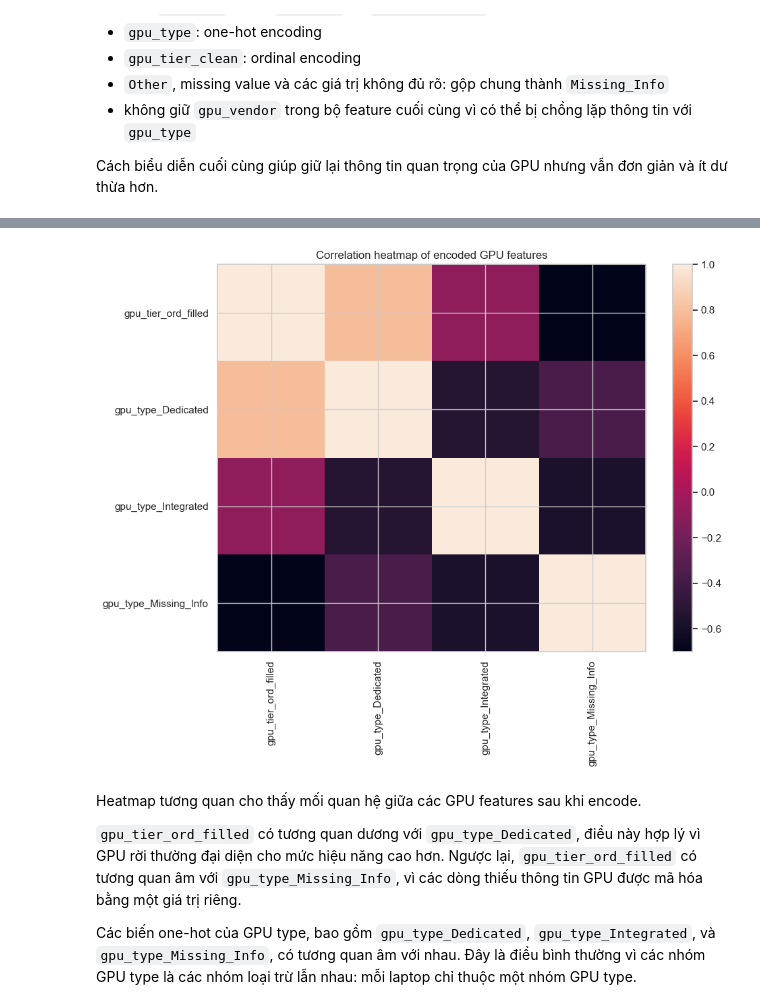
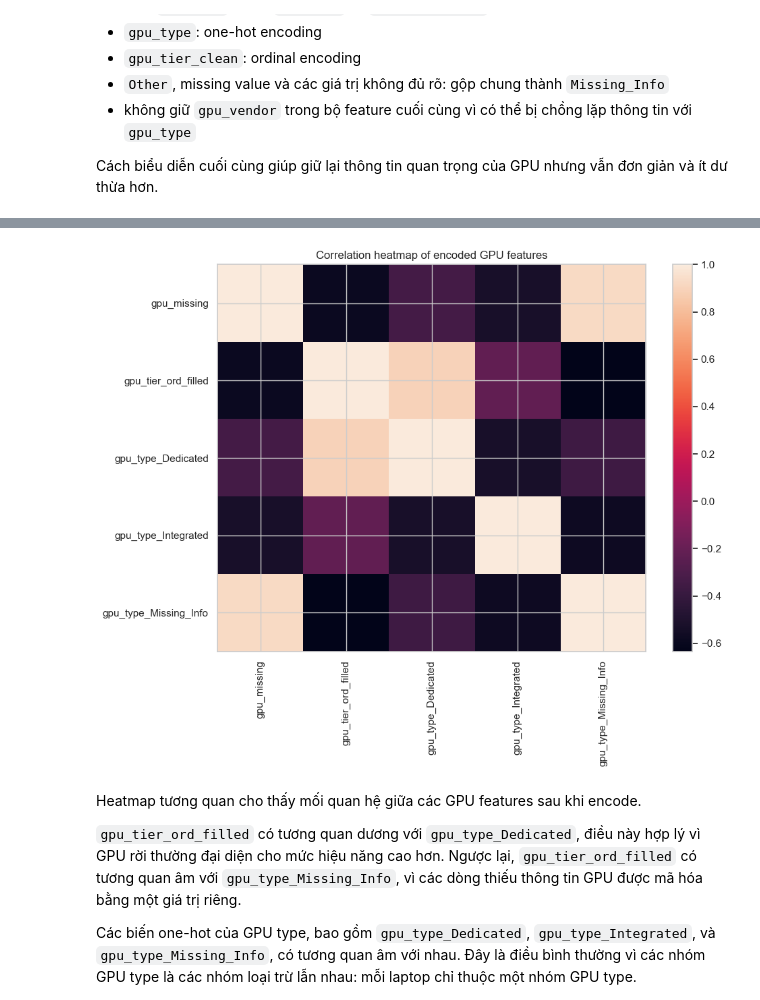
Before and after one commit to thisYui/Laptop-Price-Prediction, a Jupyter notebook: notebooks/data/06_feature_engineering.ipynb, the cells around one changed output, grey strips where cells are left out. Cells and saved outputs as stored; diff of their text form; code cells hidden in the pictures.

```diff
--- a/notebooks/data/06_feature_engineering.ipynb
+++ b/notebooks/data/06_feature_engineering.ipynb
@@ -247,0 +449,2 @@ Shape: (7566, 28)
+# %%
+df = df.drop(columns=["ram_suspicious"])
@@ -247,0 +462,2 @@ Shape: (7566, 28)
+# %%
+df = df.drop(columns=["potential_dedicated_gpu"])
@@ -248 +485,3 @@ Shape: (7566, 28)
+# %%
+df = df.drop(columns=["repair_mismatch"])
 # %% [markdown]
@@ -876,23 +1108,32 @@ gpu_feature_cols = [
+# %%
+df = df.drop(columns=[
+    c for c in [
+        "gpu_raw",
+        "gpu_type",
+        "gpu_tier_clean",
+        "no_info_gpu",
+    ]
+    if c in df.columns
+])
 # %%
 gpu_encoded_cols = [
-    col for col in df_encoded.columns
+    col for col in df.columns
     if col.startswith("gpu_type_")
-    or col.startswith("gpu_vendor_")
-    or col in ["gpu_tier_ord_filled", "gpu_tier_missing"]
+    or col in ["gpu_tier_ord_filled", "gpu_missing"]
 ]
 
-corr = df_encoded[gpu_encoded_cols].corr()
+corr = df[gpu_encoded_cols].corr()
 
 plt.figure(figsize=(10, 8))
 plt.imshow(corr, aspect="auto")
 plt.colorbar()
 plt.xticks(range(len(corr.columns)), corr.columns, rotation=90)
 plt.yticks(range(len(corr.columns)), corr.columns)
 plt.title("Correlation heatmap of encoded GPU features")
 plt.tight_layout()
 plt.show()
 # %% [output]
-[figure, old version]
+[figure, new version]
 # %% [markdown]
 Heatmap tương quan cho thấy mối quan hệ giữa các GPU features sau khi encode.
 
```
Also changed, not shown: parts of 33 cells of this notebook, 1 other file.
